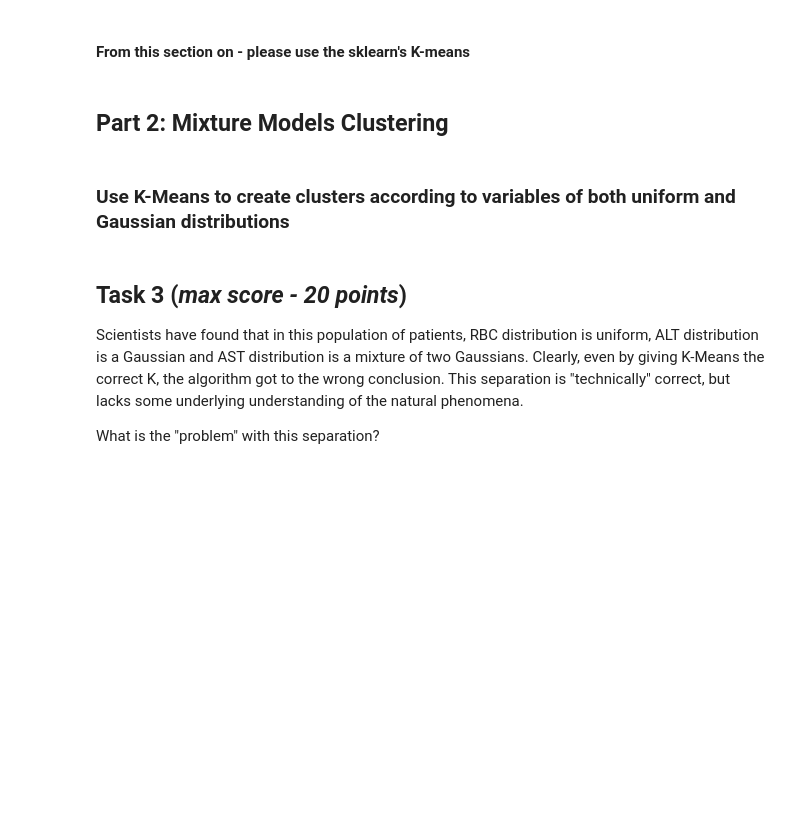
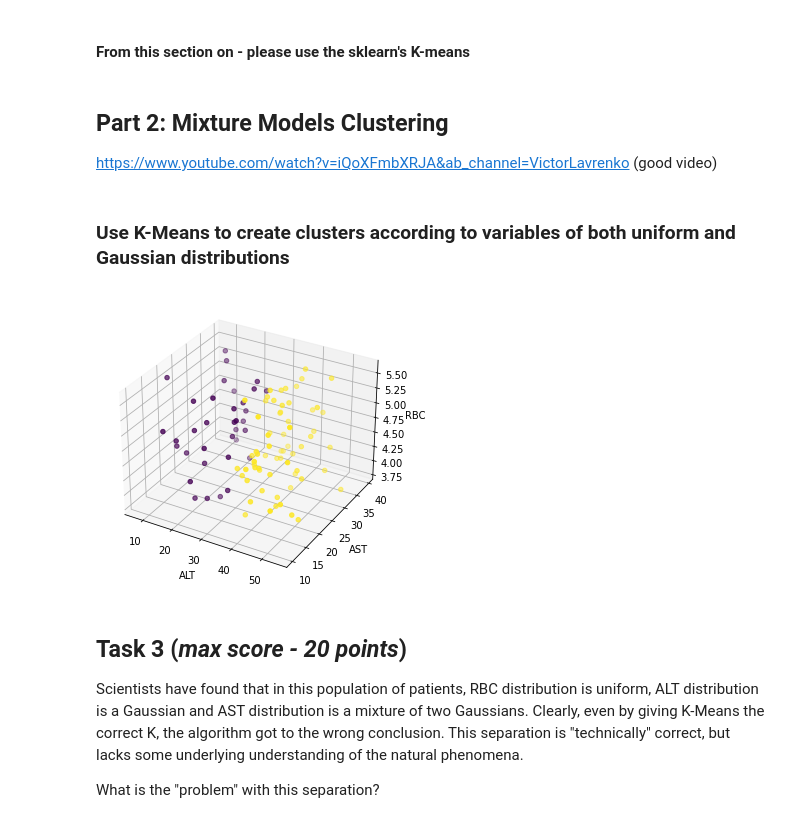
Before and after one commit to Shuaf98/y-data, a Jupyter notebook: ydata_unsupervised_learning/lecture1_intro_kmeans/HW1_Clustering.ipynb, the cells around one changed output. Cells and saved outputs as stored; diff of their text form; code cells hidden in the pictures; blank space fills up the shorter version.

```diff
--- a/ydata_unsupervised_learning/lecture1_intro_kmeans/HW1_Clustering.ipynb
+++ b/ydata_unsupervised_learning/lecture1_intro_kmeans/HW1_Clustering.ipynb
@@ -267,19 +266,23 @@ For n_clusters = 6 The average silhouette_score is : 0.463752787652105
 #### From this section on - please use the sklearn's K-means
 # %% [markdown]
 ## Part 2: Mixture Models Clustering
+
+https://www.youtube.com/watch?v=iQoXFmbXRJA&ab_channel=VictorLavrenko (good video)
 # %% [markdown]
 ### Use K-Means to create clusters according to variables of both uniform and Gaussian distributions
 # %%
 # Retrieve the ALT, AST and RBC column values from the dataset to cluster
 variables2 = ["ALT","AST","RBC"]
 EMR3d2 = sheet1.loc[:, variables2].values
 
 # Run the K-Means algorithm
 # NOTICE, this time, we know that the correct number of clusters is 2
-y_pred_KMeans2 = # YOUR CODE HERE
+y_pred_KMeans2 = KMeans(2, init='k-means++', max_iter=300, n_init=10, random_state = 0).fit(EMR3d2).labels_
 
 # Make a 3D chart
 make_chart(EMR3d2, y_pred_KMeans2, variables2)
+# %% [output]
+[figure, added]
 # %% [markdown]
 ## Task 3 (_max score - 20 points_)
 Scientists have found that in this population of patients, RBC distribution is uniform, ALT distribution is a Gaussian and AST distribution is a mixture of two Gaussians. Clearly, even by giving K-Means the correct K, the algorithm got to the wrong conclusion. This separation is "technically" correct, but lacks some underlying understanding of the natural phenomena.
```
Also changed, not shown: parts of 11 cells of this notebook, 9 other files.
